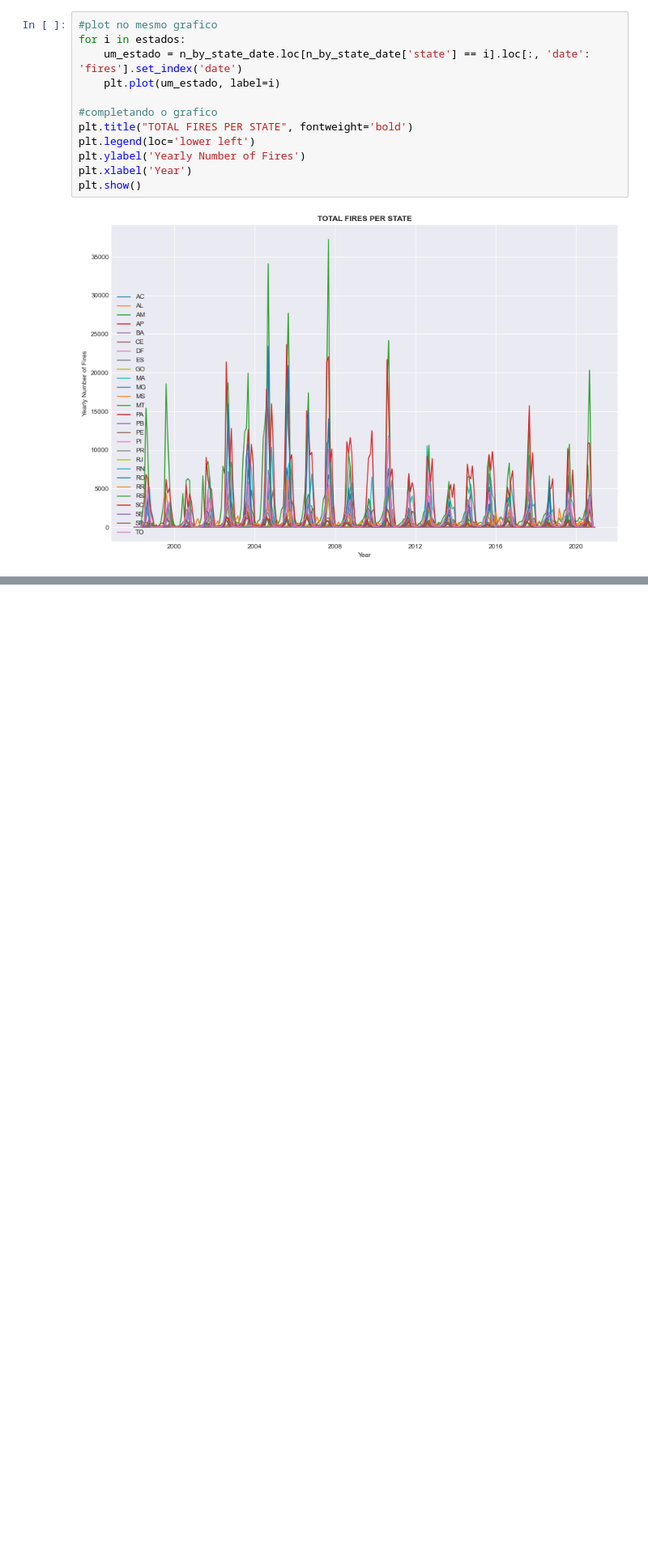
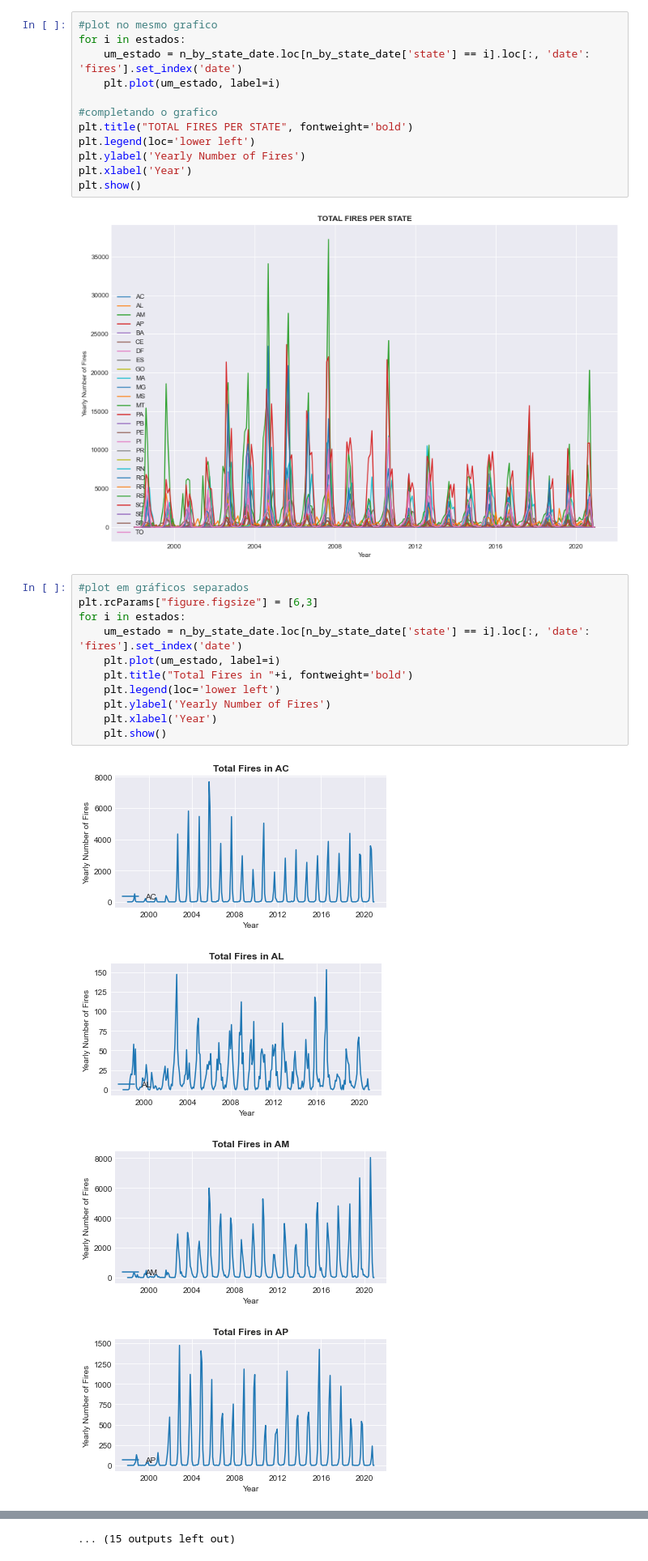
Before and after one commit to LuizFelipeAG/forest_fires_testing, a Jupyter notebook: pandas_plotting_fires.ipynb, the cells around one changed output, grey strips where cells are left out. Shown at 81% size. Cells and saved outputs as stored; diff of their text form; blank space fills up the shorter version.

```diff
--- a/pandas_plotting_fires.ipynb
+++ b/pandas_plotting_fires.ipynb
@@ -130,3 +130,19 @@ plt.xlabel('Year')
 plt.show()
 # %% [output]
 [figure]
+# %%
+#plot em gráficos separados
+plt.rcParams["figure.figsize"] = [6,3]
+for i in estados:
+    um_estado = n_by_state_date.loc[n_by_state_date['state'] == i].loc[:, 'date': 'fires'].set_index('date')
+    plt.plot(um_estado, label=i)
+    plt.title("Total Fires in "+i, fontweight='bold')
+    plt.legend(loc='lower left')
+    plt.ylabel('Yearly Number of Fires')
+    plt.xlabel('Year')
+    plt.show()
+# %% [output]
+[figure, added]
+[figure, added]
+[figure, added]
+[figure, added]
@@ -132,0 +157 @@ plt.show()
+... (15 outputs left out)
```
Also changed, not shown: parts of 1 cell of this notebook.
